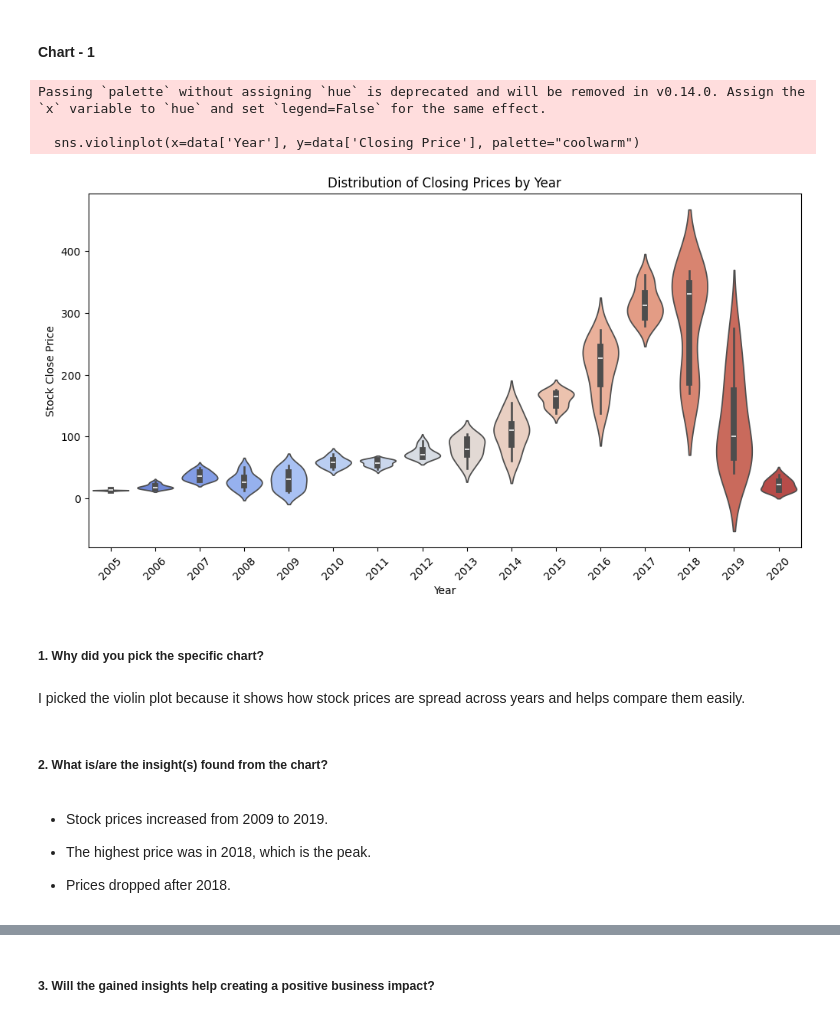
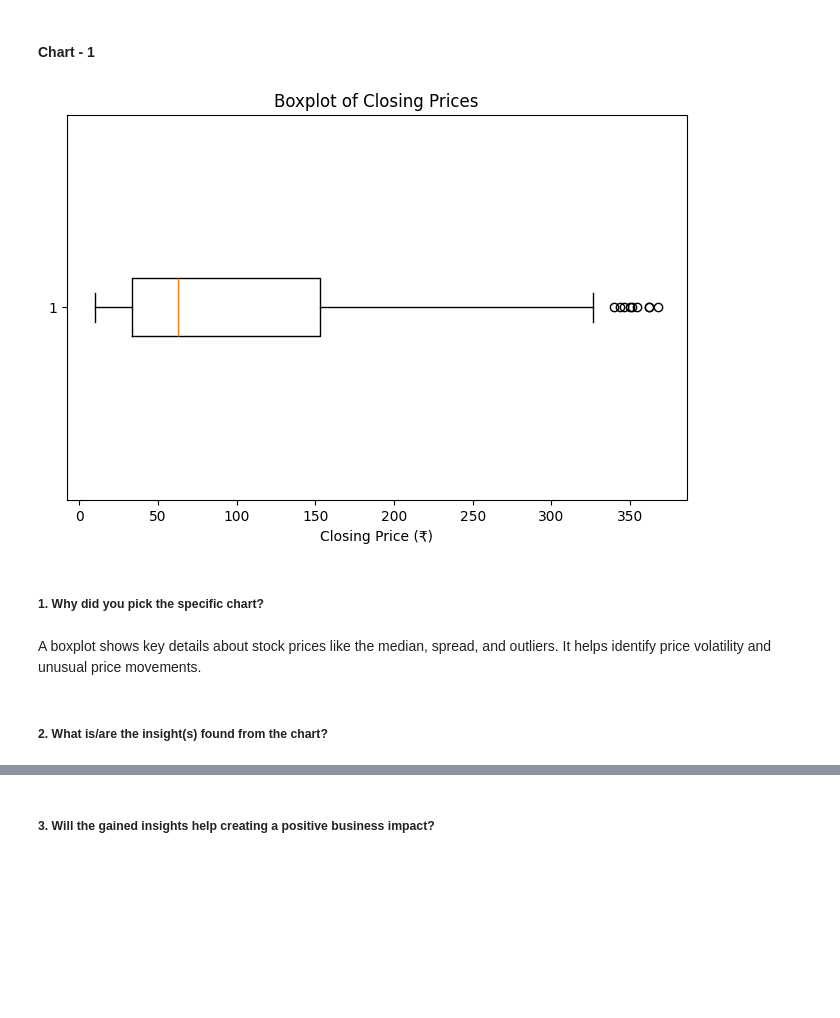
Before and after one commit to Tanveerr97/Yes_Bank_Stock_Performance_Analysis, a Jupyter notebook: Yes_Bank_Stock_Performance_Analysis.ipynb, the cells around one changed output, grey strips where cells are left out. Saved outputs shown, nothing was run; the diff lists cells and outputs as text; code cells hidden in the pictures; blank space fills up the shorter version.

```diff
--- a/Yes_Bank_Stock_Performance_Analysis.ipynb
+++ b/Yes_Bank_Stock_Performance_Analysis.ipynb
@@ -238,28 +238,16 @@ data.head()
 # %% [markdown]
 #### Chart - 1
 # %%
-
-plt.figure(figsize=(12, 6))
-sns.violinplot(x=data['Year'], y=data['Closing Price'], palette="coolwarm")
-plt.xlabel('Year')
-plt.ylabel('Stock Close Price')
-plt.title('Distribution of Closing Prices by Year')
-plt.xticks(rotation=45)
+plt.figure(figsize=(8, 5))
+plt.boxplot(data['Closing Price'], vert=False)
+plt.xlabel("Closing Price (₹)")
+plt.title("Boxplot of Closing Prices")
 plt.show()
 # %% [output]
-Passing `palette` without assigning `hue` is deprecated and will be removed in v0.14.0. Assign the `x` variable to `hue` and set `legend=False` for the same effect.
-
-  sns.violinplot(x=data['Year'], y=data['Closing Price'], palette="coolwarm")
-[figure, old version]
+[figure, new version]
 # %% [markdown]
 ##### 1. Why did you pick the specific chart?
-# %% [markdown]
-I picked the violin plot because it shows how stock prices are spread across years and helps compare them easily.
+# %% [markdown]
+A boxplot shows key details about stock prices like the median, spread, and outliers. It helps identify price volatility and unusual price movements.
 # %% [markdown]
 ##### 2. What is/are the insight(s) found from the chart?
-# %% [markdown]
-* Stock prices increased from 2009 to 2019.
-
-* The highest price was in 2018, which is the peak.
-
-* Prices dropped after 2018.
```
Also changed, not shown: parts of 3 cells of this notebook.
